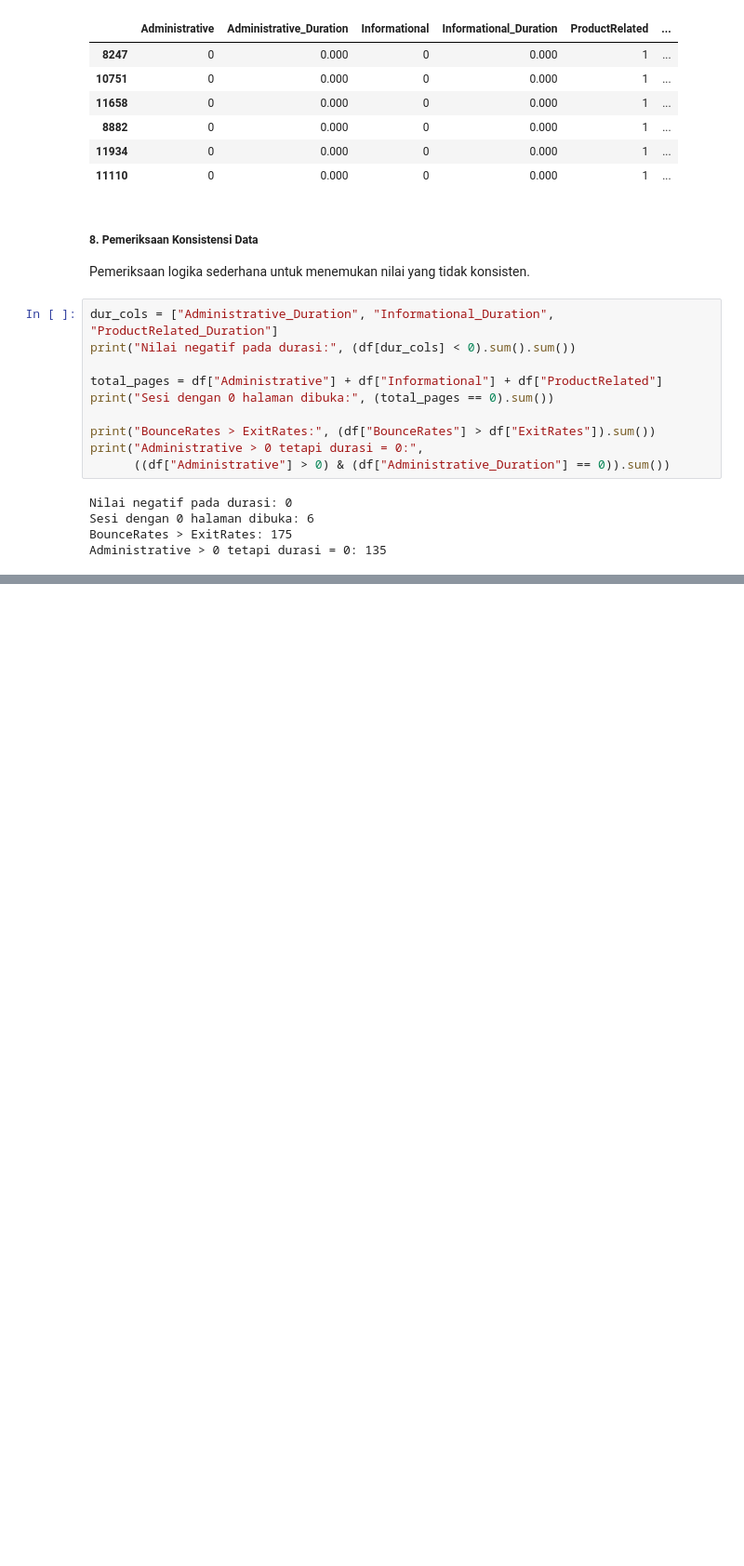
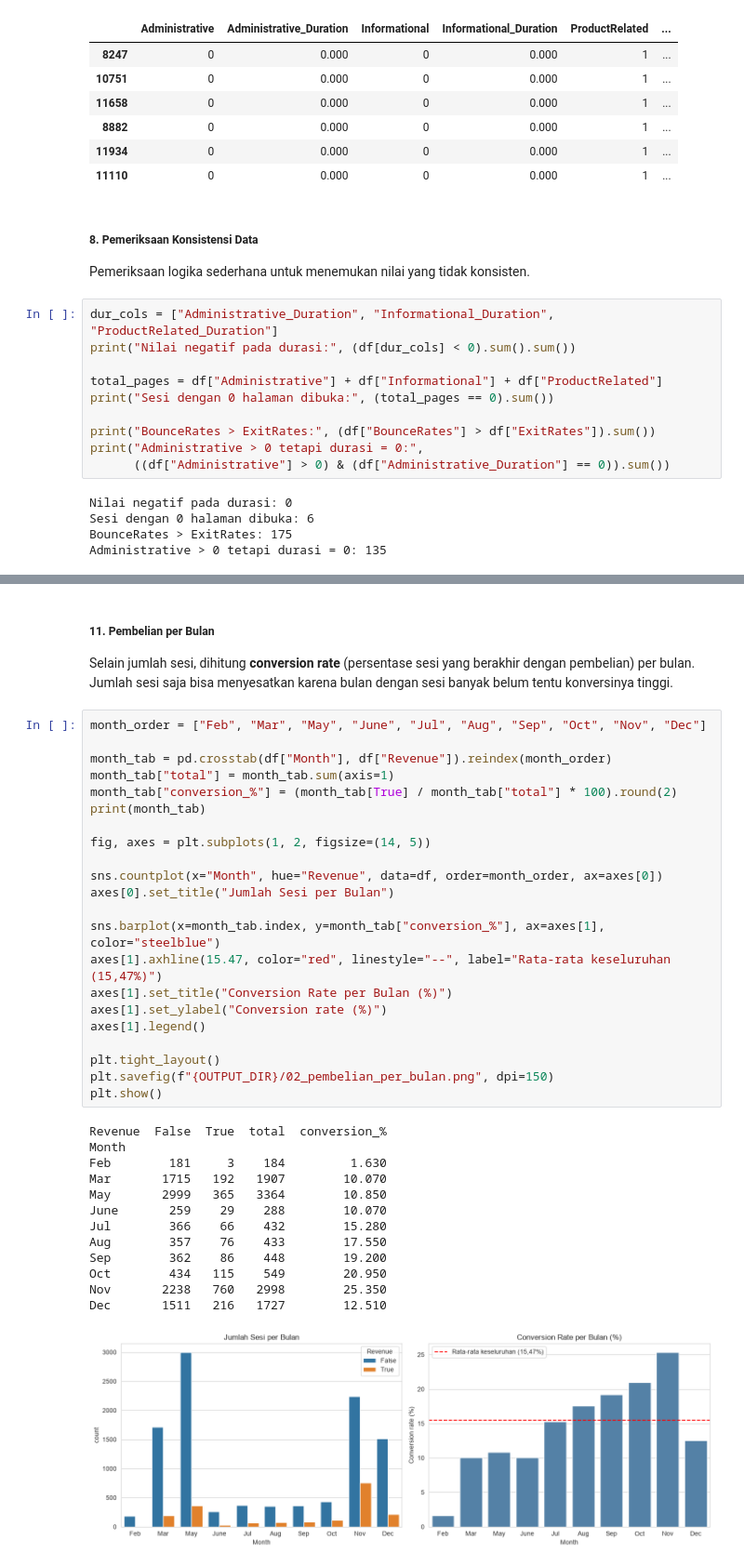
Before and after one commit to agnesolivia/Project12_Ecommerce, a Jupyter notebook: notebooks/01_data_prep_EDA.ipynb, the cells around one changed output, grey strips where cells are left out. Shown at 93% size. Drawn from its saved outputs; the diff is of its cells as text; blank space fills up the shorter version.

```diff
--- a/notebooks/01_data_prep_EDA.ipynb
+++ b/notebooks/01_data_prep_EDA.ipynb
@@ -197,0 +262,40 @@ Administrative > 0 tetapi durasi = 0: 135
+# %% [markdown]
+##### 11. Pembelian per Bulan
+
+Selain jumlah sesi, dihitung **conversion rate** (persentase sesi yang berakhir dengan pembelian) per bulan. Jumlah sesi saja bisa menyesatkan karena bulan dengan sesi banyak belum tentu konversinya tinggi.
+# %%
+month_order = ["Feb", "Mar", "May", "June", "Jul", "Aug", "Sep", "Oct", "Nov", "Dec"]
+
+month_tab = pd.crosstab(df["Month"], df["Revenue"]).reindex(month_order)
+month_tab["total"] = month_tab.sum(axis=1)
+month_tab["conversion_%"] = (month_tab[True] / month_tab["total"] * 100).round(2)
+print(month_tab)
+
+fig, axes = plt.subplots(1, 2, figsize=(14, 5))
+
+sns.countplot(x="Month", hue="Revenue", data=df, order=month_order, ax=axes[0])
+axes[0].set_title("Jumlah Sesi per Bulan")
+
+sns.barplot(x=month_tab.index, y=month_tab["conversion_%"], ax=axes[1], color="steelblue")
+axes[1].axhline(15.47, color="red", linestyle="--", label="Rata-rata keseluruhan (15,47%)")
+axes[1].set_title("Conversion Rate per Bulan (%)")
+axes[1].set_ylabel("Conversion rate (%)")
+axes[1].legend()
+
+plt.tight_layout()
+plt.savefig(f"{OUTPUT_DIR}/02_pembelian_per_bulan.png", dpi=150)
+plt.show()
+# %% [output]
+Revenue  False  True  total  conversion_%
+Month
+Feb        181     3    184         1.630
+Mar       1715   192   1907        10.070
+May       2999   365   3364        10.850
+June       259    29    288        10.070
+Jul        366    66    432        15.280
+Aug        357    76    433        17.550
+Sep        362    86    448        19.200
+Oct        434   115    549        20.950
+Nov       2238   760   2998        25.350
+Dec       1511   216   1727        12.510
+[figure, added]
```
Also changed, not shown: parts of 26 cells of this notebook, 14 other files.
